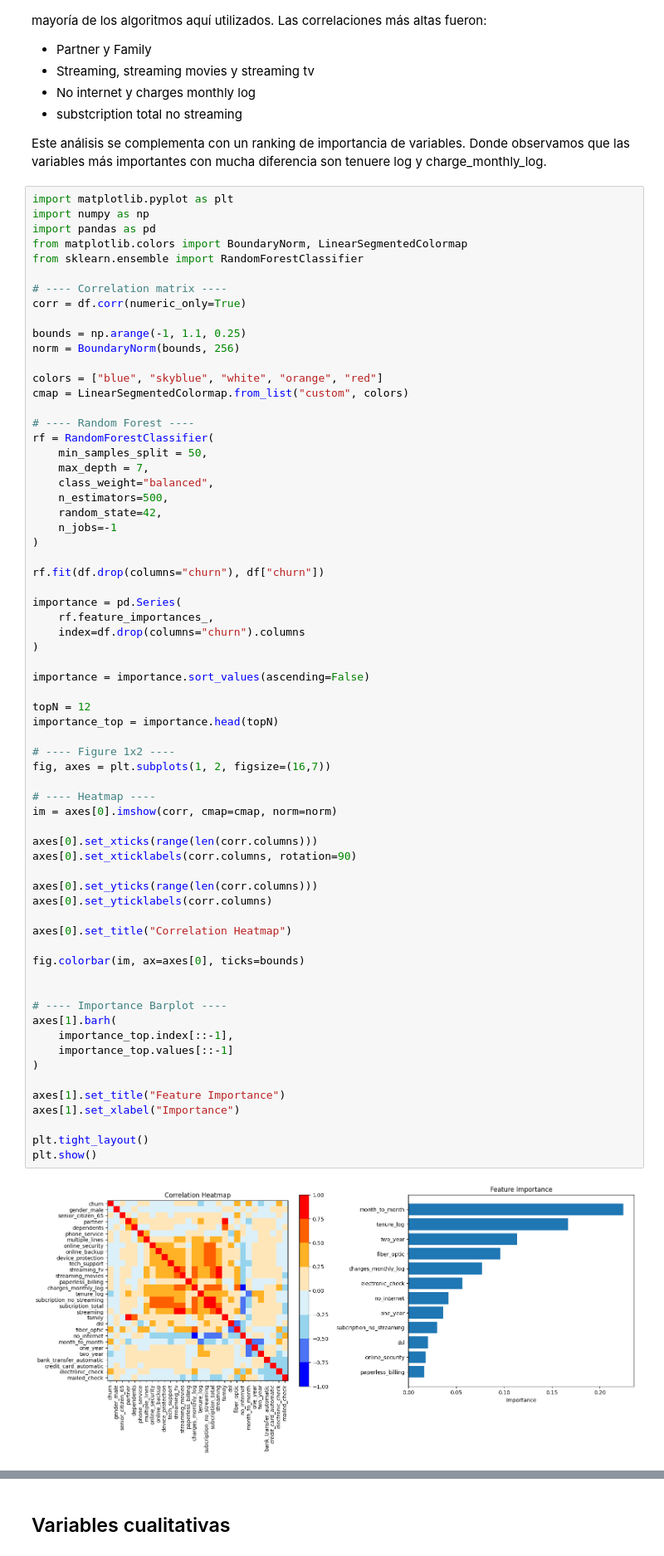
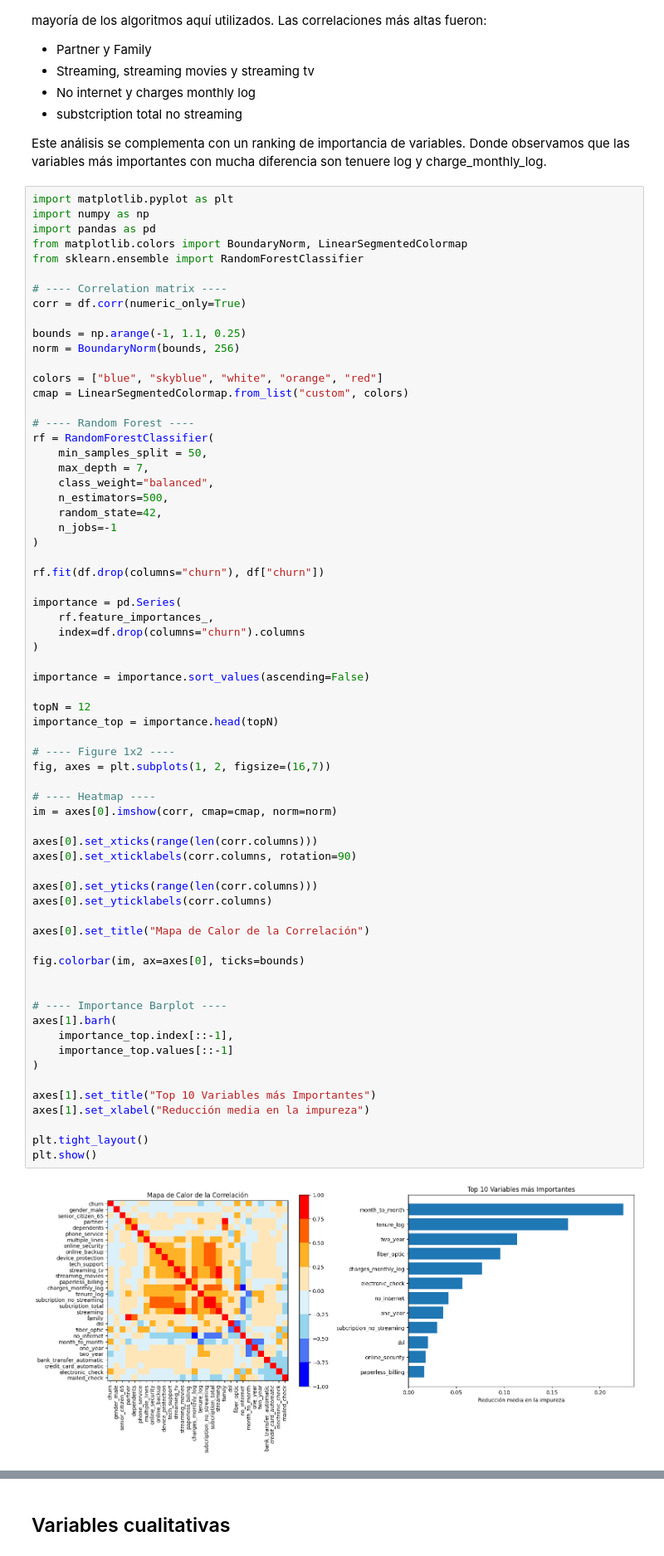
Before and after one commit to TheNaranjero/Challenge-3-Data-Science, a Jupyter notebook: Telecom_X_parte_2.ipynb, the cells around one changed output, grey strips where cells are left out. Shown at 83% size. Drawn from its saved outputs; the diff is of its cells as text.

```diff
--- a/Telecom_X_parte_2.ipynb
+++ b/Telecom_X_parte_2.ipynb
@@ -320,35 +314,35 @@ importance = importance.sort_values(ascending=False)
 
 topN = 12
 importance_top = importance.head(topN)
 
 # ---- Figure 1x2 ----
 fig, axes = plt.subplots(1, 2, figsize=(16,7))
 
 # ---- Heatmap ----
 im = axes[0].imshow(corr, cmap=cmap, norm=norm)
 
 axes[0].set_xticks(range(len(corr.columns)))
 axes[0].set_xticklabels(corr.columns, rotation=90)
 
 axes[0].set_yticks(range(len(corr.columns)))
 axes[0].set_yticklabels(corr.columns)
 
-axes[0].set_title("Correlation Heatmap")
+axes[0].set_title("Mapa de Calor de la Correlación")
 
 fig.colorbar(im, ax=axes[0], ticks=bounds)
 
 
 # ---- Importance Barplot ----
 axes[1].barh(
     importance_top.index[::-1],
     importance_top.values[::-1]
 )
 
-axes[1].set_title("Feature Importance")
-axes[1].set_xlabel("Importance")
+axes[1].set_title("Top 10 Variables más Importantes")
+axes[1].set_xlabel("Reducción media en la impureza")
 
 plt.tight_layout()
 plt.show()
 # %% [output]
-[figure, old version]
+[figure, new version]
 # %%
```
Also changed, not shown: parts of 42 cells of this notebook.
